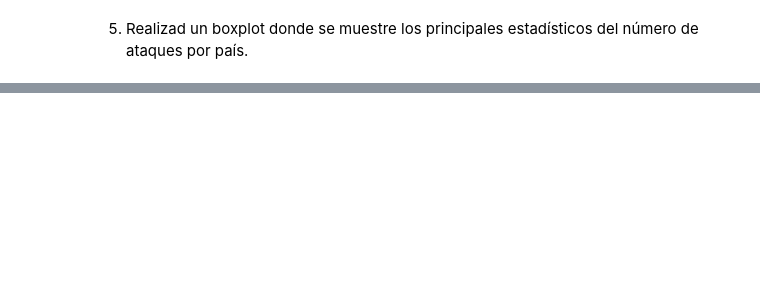
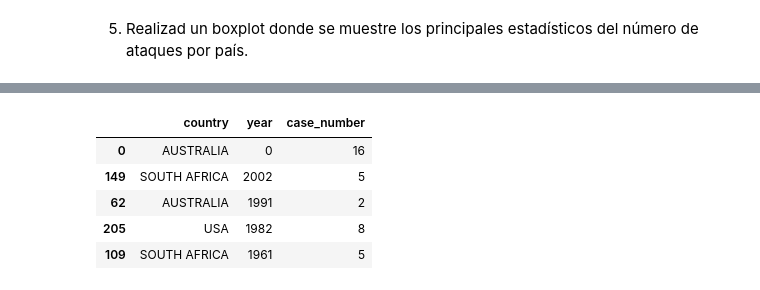
Before and after one commit to Adalab/DA_PromoC_Modulo2_Sprint1_Ana-Anahi, a Jupyter notebook: Visualizacion/pp-Visualizacion-3.ipynb, the cells around one changed output, grey strips where cells are left out. Cells and saved outputs as stored; diff of their text form; code cells hidden in the pictures; blank space fills up the shorter version.

```diff
--- a/Visualizacion/pp-Visualizacion-3.ipynb
+++ b/Visualizacion/pp-Visualizacion-3.ipynb
@@ -142 +98,12 @@ df_conteo.describe()
+# %%
+# Creamos un nuevo DataFrame con la informacion que necesitamos
+df_estadisticos = pd.DataFrame(df_varios.groupby(['country','year'])['case_number'].count().reset_index())
+df_estadisticos.sample(5)
+# %% [output]
+|  | country | year | case_number |
+| 0 | AUSTRALIA | 0 | 16 |
+| 149 | SOUTH AFRICA | 2002 | 5 |
+| 62 | AUSTRALIA | 1991 | 2 |
+| 205 | USA | 1982 | 8 |
+| 109 | SOUTH AFRICA | 1961 | 5 |
 # %%
```
Also changed, not shown: parts of 14 cells of this notebook.
